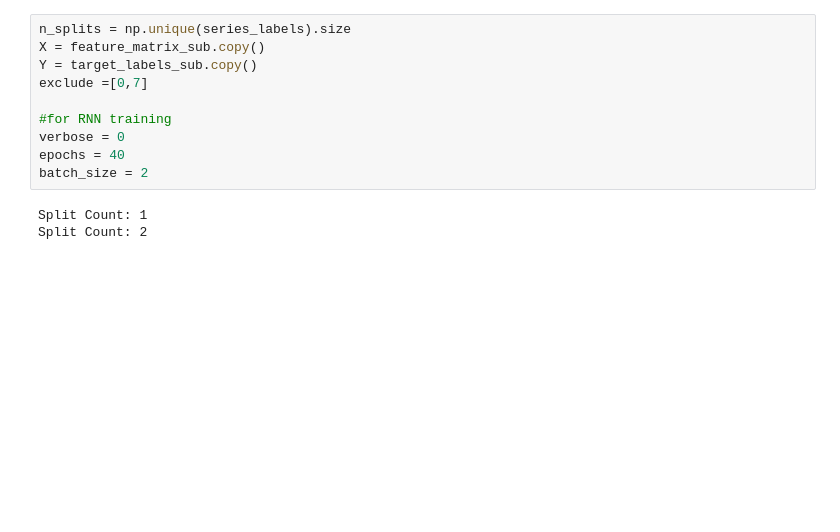
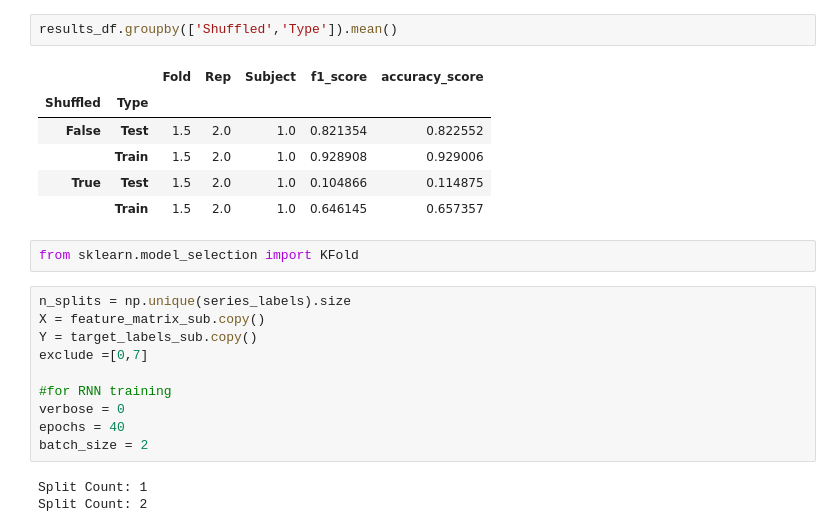
Before and after one commit to cechava/EMG_gestures, a Jupyter notebook: colab_notebooks/log_reg/within_subject_log_reg.ipynb, the cells around one changed output. Cells and saved outputs as stored; diff of their text form; blank space fills up the shorter version.

Commit message:
updated within subjects analysis functions to handle multiple scores

```diff
--- a/colab_notebooks/log_reg/within_subject_log_reg.ipynb
+++ b/colab_notebooks/log_reg/within_subject_log_reg.ipynb
@@ -200,3 +160,14 @@ def within_subject_log_reg_performance(X, Y, series_labels, exclude,  verbose =
+# %%
+results_df.groupby(['Shuffled','Type']).mean()
+# %% [output]
+|  |  | Fold | Rep | Subject | f1_score | accuracy_score |
+| Shuffled | Type |  |  |  |  |  |
+| False | Test | 1.5 | 2.0 | 1.0 | 0.821354 | 0.822552 |
+|  | Train | 1.5 | 2.0 | 1.0 | 0.928908 | 0.929006 |
+| True | Test | 1.5 | 2.0 | 1.0 | 0.104866 | 0.114875 |
+|  | Train | 1.5 | 2.0 | 1.0 | 0.646145 | 0.657357 |
+# %%
+from sklearn.model_selection import KFold
 # %%
 n_splits = np.unique(series_labels).size
 X = feature_matrix_sub.copy()
```
Also changed, not shown: parts of 5 cells of this notebook, 4 other files.
